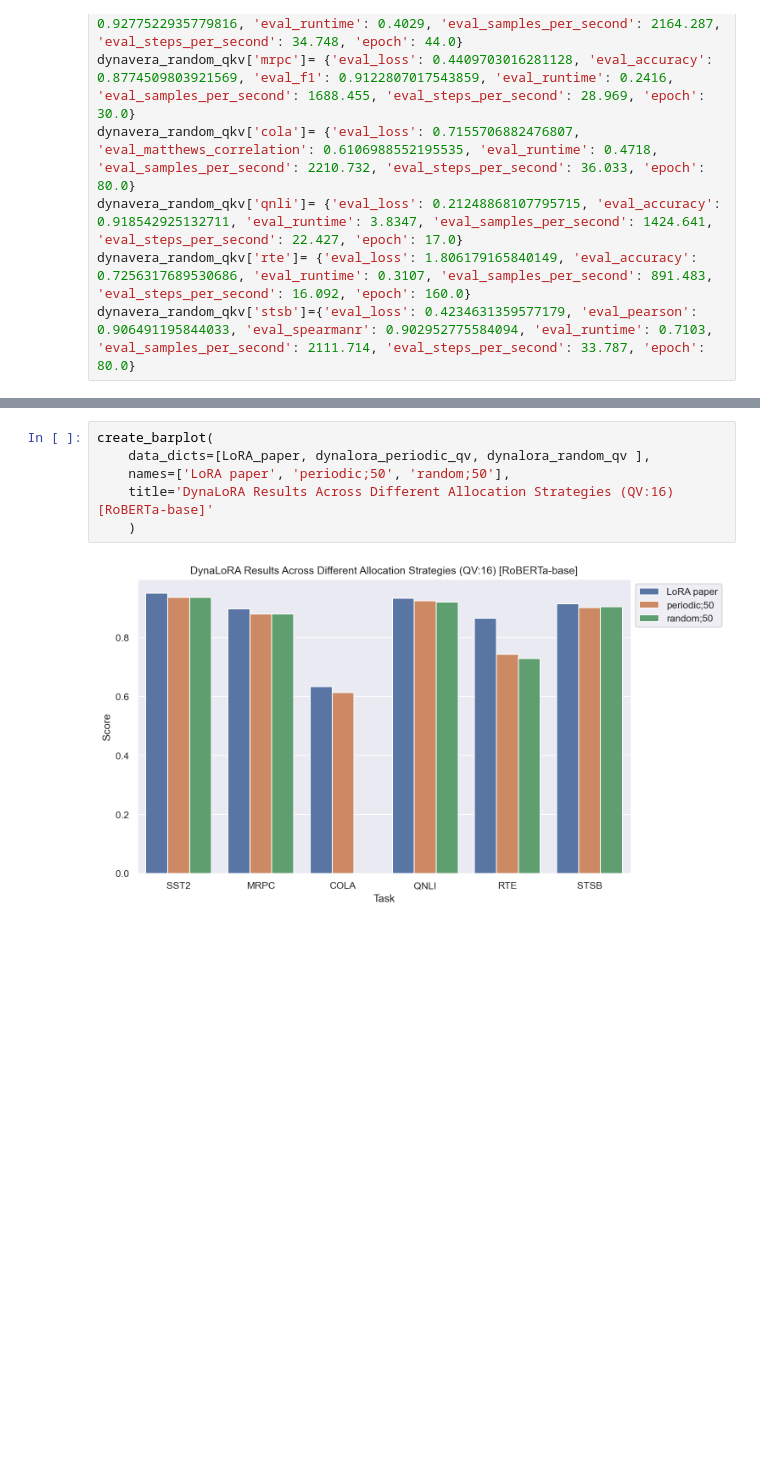
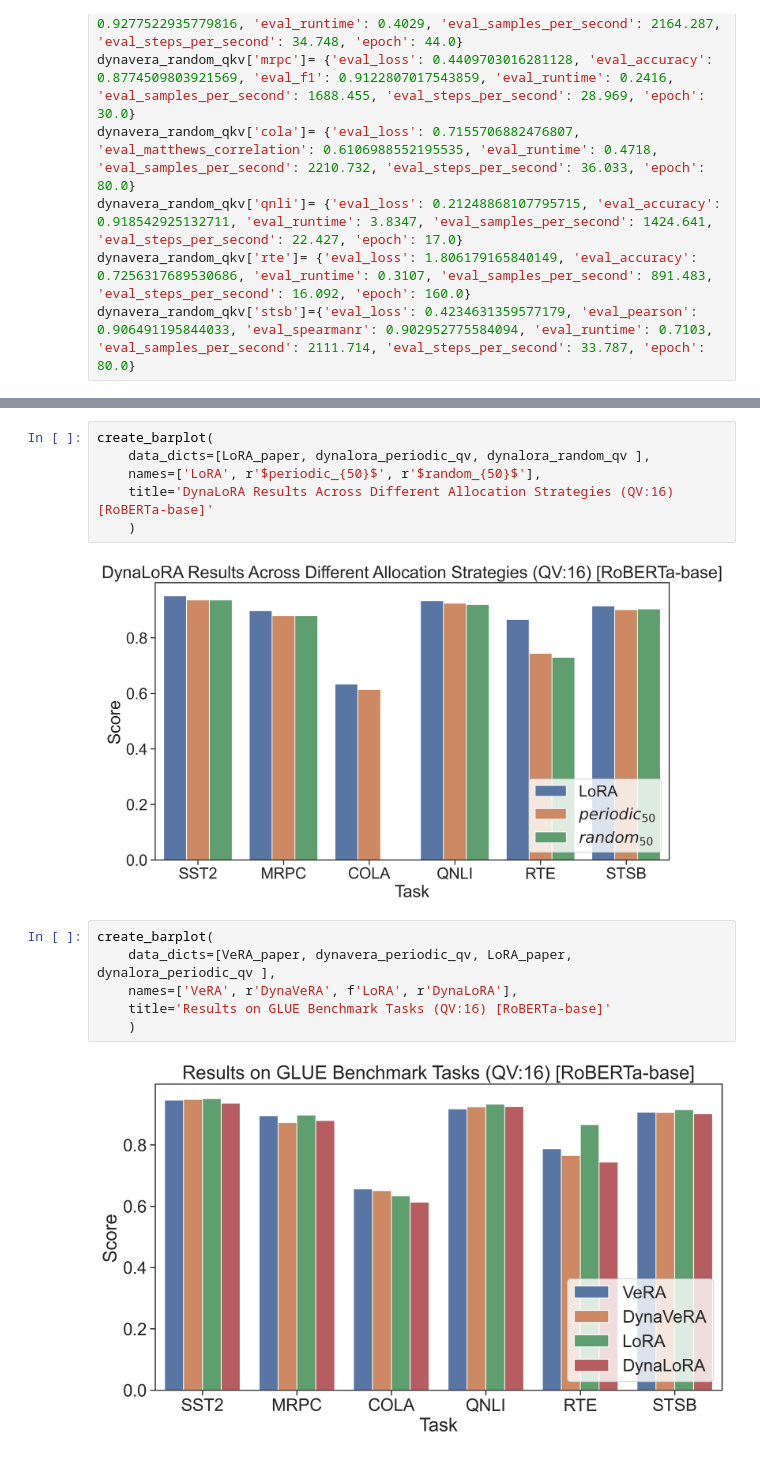
Before and after one commit to JesseBrouw/FoMo-LoRA, a Jupyter notebook: notebooks/tables.ipynb, the cells around one changed output, grey strips where cells are left out. Cells and saved outputs as stored; diff of their text form; blank space fills up the shorter version.

```diff
--- a/notebooks/tables.ipynb
+++ b/notebooks/tables.ipynb
@@ -233,11 +254,19 @@ create_barplot(
 # %%
 create_barplot(
     data_dicts=[LoRA_paper, dynalora_periodic_qv, dynalora_random_qv ],
-    names=['LoRA paper', 'periodic;50', 'random;50'],
+    names=['LoRA', r'$periodic_{50}$', r'$random_{50}$'],
     title='DynaLoRA Results Across Different Allocation Strategies (QV:16) [RoBERTa-base]'
     )
 # %% [output]
-[figure, old version]
+[figure, new version]
+# %%
+create_barplot(
+    data_dicts=[VeRA_paper, dynavera_periodic_qv, LoRA_paper, dynalora_periodic_qv ],
+    names=['VeRA', r'DynaVeRA', f'LoRA', r'DynaLoRA'],
+    title='Results on GLUE Benchmark Tasks (QV:16) [RoBERTa-base]'
+    )
+# %% [output]
+[figure, added]
 # %%
 # Periodicity ablation DynaLoRA
 #  task=cola
```
Also changed, not shown: parts of 5 cells of this notebook, 7 other files.
